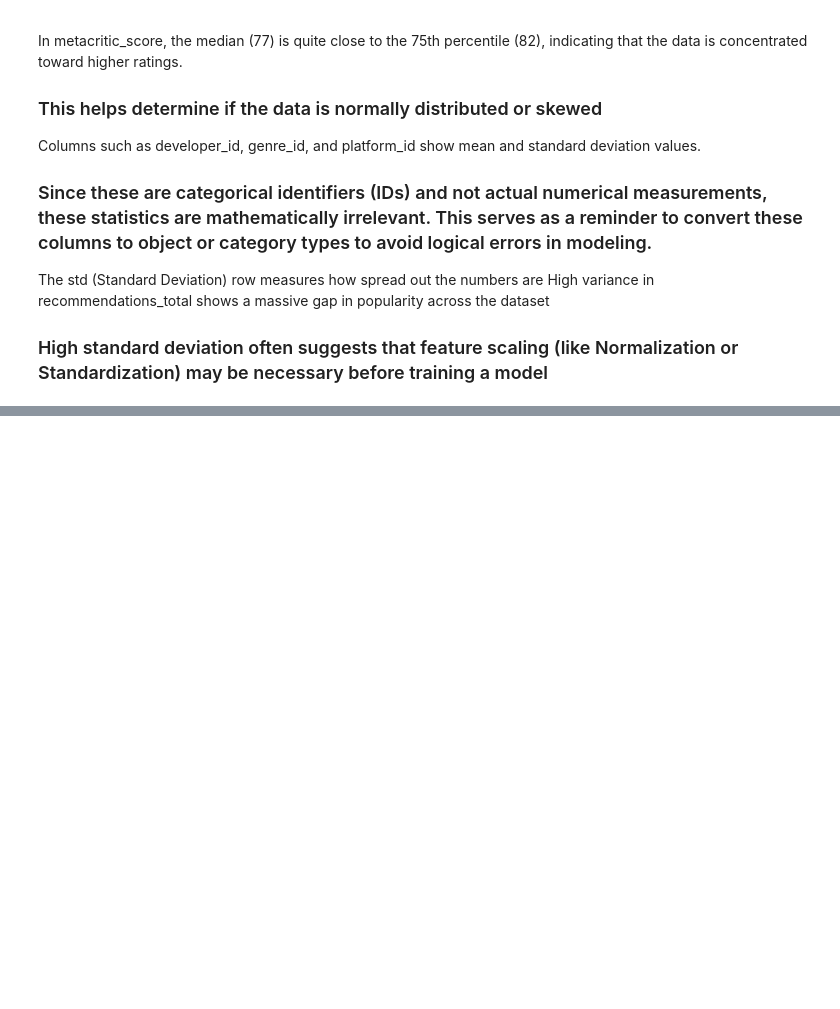
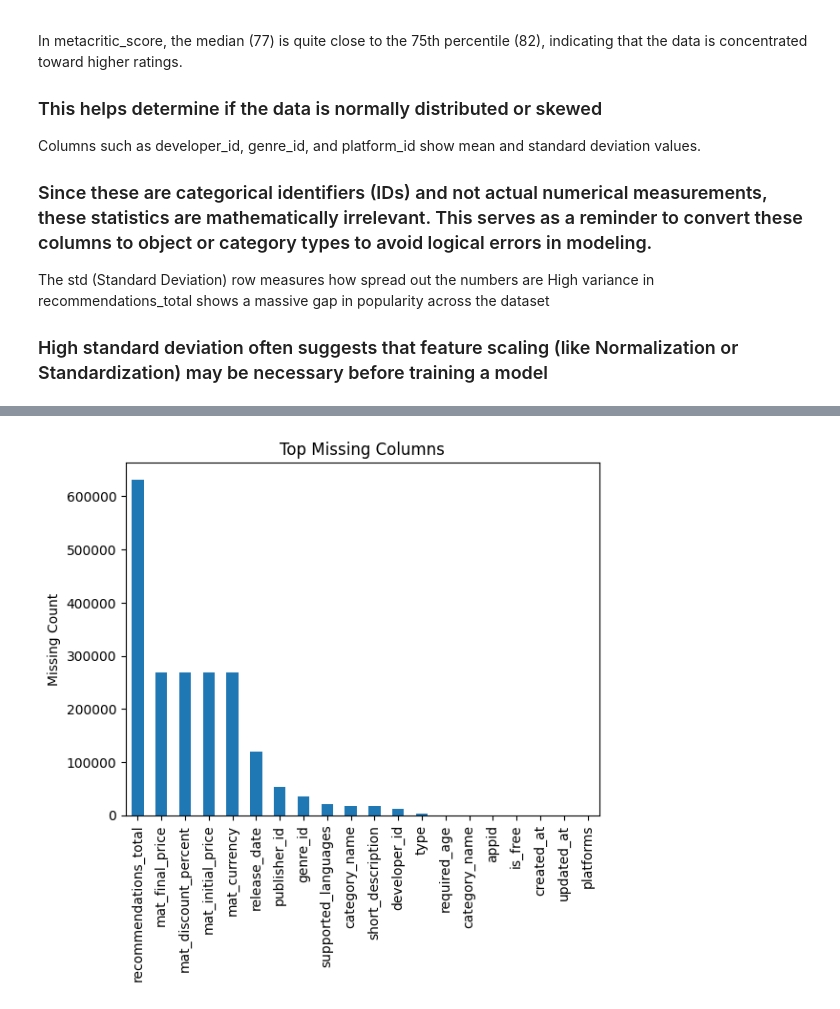
Before and after one commit to safety-crew/Steam-Game-Intelligence-Suite, a Jupyter notebook: notebooks/00_cleaning.ipynb, the cells around one changed output, grey strips where cells are left out. Drawn from its saved outputs; the diff is of its cells as text; code cells hidden in the pictures; blank space fills up the shorter version.

```diff
--- a/notebooks/00_cleaning.ipynb
+++ b/notebooks/00_cleaning.ipynb
@@ -224,0 +260,6 @@ High variance in recommendations_total shows a massive gap in popularity across
+# %%
+combined_data['required_age'] = pd.to_numeric(combined_data['required_age'], errors='coerce')
+
+combined_data['created_at'] = pd.to_datetime(combined_data['created_at'], errors='coerce')
+combined_data['release_date'] = pd.to_datetime(combined_data['release_date'], errors='coerce')
+combined_data['updated_at'] = pd.to_datetime(combined_data['updated_at'], errors='coerce')
@@ -224,0 +286,8 @@ High variance in recommendations_total shows a massive gap in popularity across
+# %%
+plt.figure()
+combined_data.isnull().sum().sort_values(ascending=False).head(20).plot(kind='bar')
+plt.title("Top Missing Columns")
+plt.ylabel("Missing Count")
+plt.show()
+# %% [output]
+[figure, added]
```
Also changed, not shown: parts of 14 cells of this notebook.
